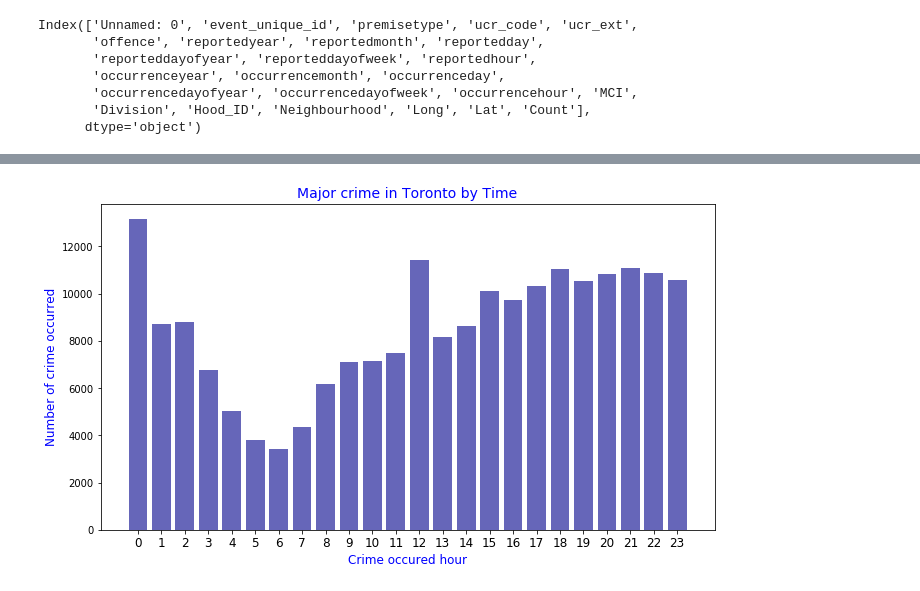
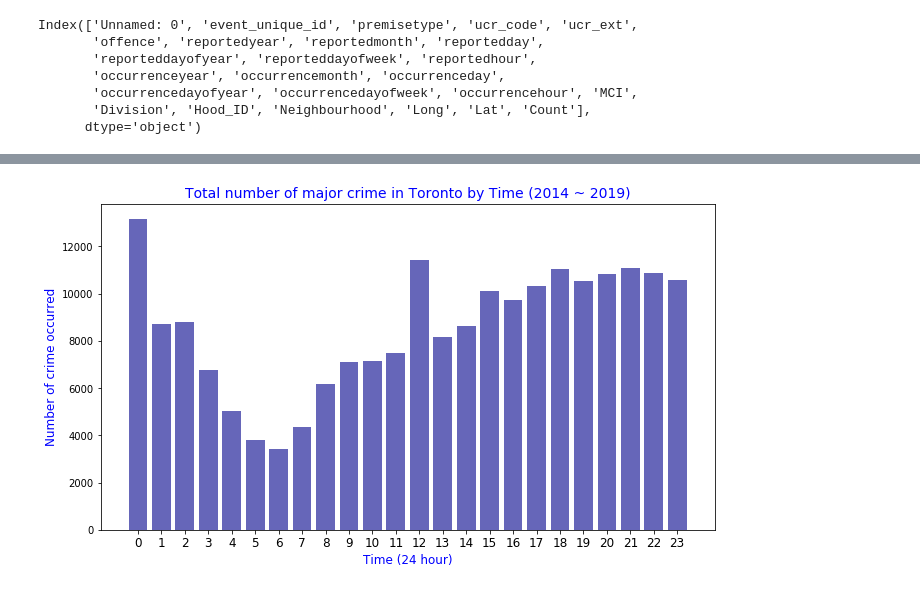
Before and after one commit to neha-nayeem/Project-01, a Jupyter notebook: Q4_Jaehong.ipynb, the cells around one changed output, grey strips where cells are left out. Saved outputs shown, nothing was run; the diff lists cells and outputs as text; code cells hidden in the pictures.

```diff
--- a/Q4_Jaehong.ipynb
+++ b/Q4_Jaehong.ipynb
@@ -334,16 +311,17 @@ crime_data_Grp_hr
 # %%
+# 0. Over all
 x_axis = crime_data_Grp_hr["occurrencehour"]
 y_value= crime_data_Grp_hr['Count']
 
 plt.figure(figsize=(11,6))
 plt.bar(x_axis,y_value, color ='darkblue',alpha=0.6)
 
-plt.title("Major crime in Toronto by Time",fontsize =14, color ='blue')
-plt.xlabel('Crime occured hour',fontsize =12,color ='blue')
+plt.title("Total number of major crime in Toronto by Time (2014 ~ 2019)",fontsize =14, color ='blue')
+plt.xlabel('Time (24 hour)',fontsize =12,color ='blue')
 plt.ylabel('Number of crime occurred',fontsize =12,color ='blue')
 plt.xticks(x_axis,rotation=0,fontsize =12)
 
 plt.savefig("Data Output/major_crime_day.png")
 plt.show()
 # %% [output]
-[figure, old version]
+[figure, new version]
```
Also changed, not shown: parts of 15 cells of this notebook, 5 other files.
